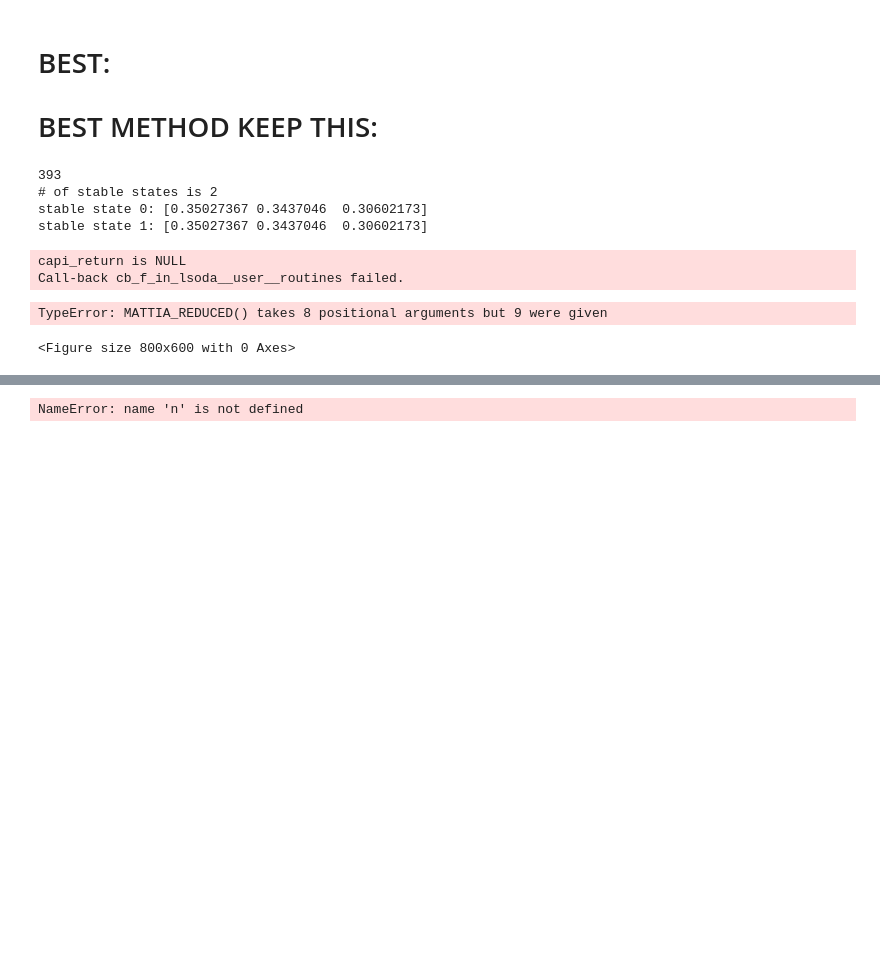
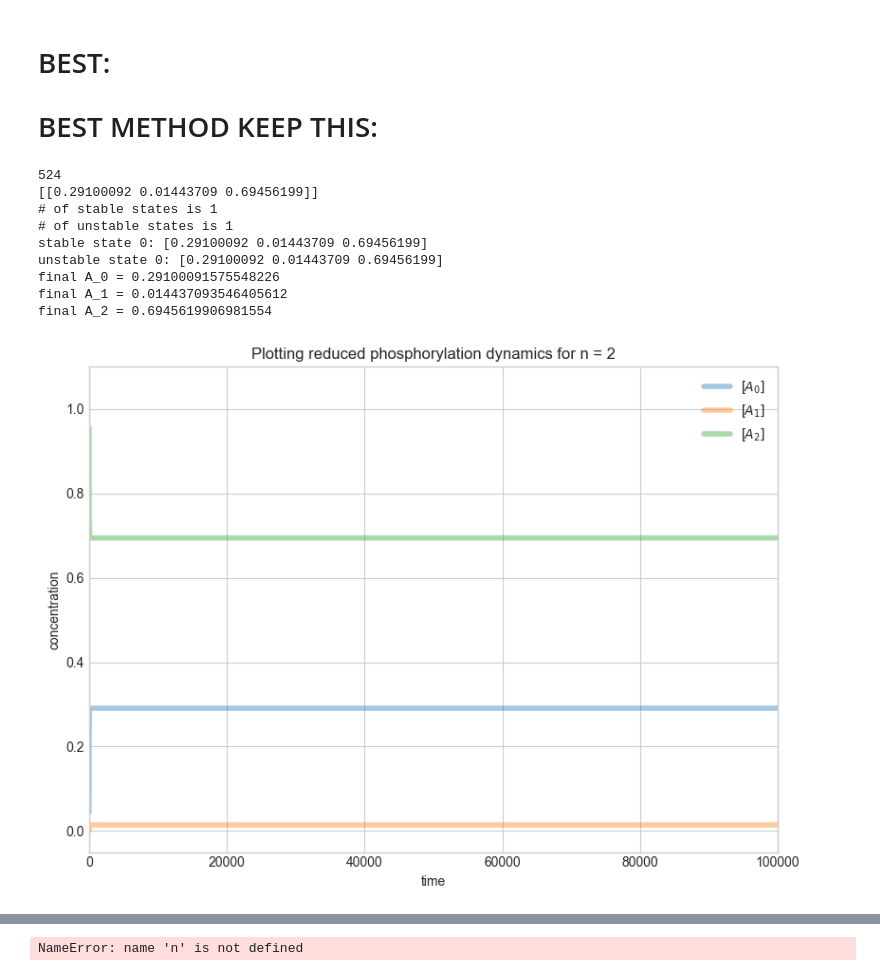
Before and after one commit to mattia0345/Research, a Jupyter notebook: PHOSPHORYLATION.ipynb, the cells around one changed output, grey strips where cells are left out. Cells and saved outputs as stored; diff of their text form; code cells hidden in the pictures; blank space fills up the shorter version.

Commit message:
found monostability in sequential system with normalized rates

```diff
--- a/PHOSPHORYLATION.ipynb
+++ b/PHOSPHORYLATION.ipynb
@@ -382,34 +383,38 @@ def plotter(full_model_bool, index, final_t, file_name):
             multistable_results = pickle.load(f)
         print(len(multistable_results))
         a_stable_states = multistable_results[index]["stable_states"]
-        # a_unstable_states = multistable_results[index]["unstable_states"]
+        print(a_stable_states)
+        a_unstable_states = multistable_results[index]["unstable_states"]
         num_stable_states = multistable_results[index]["num_of_stable_states"]
-        # num_unstable_states = multistable_results[index]["num_of_unstable_states"]
+        num_unstable_states = multistable_results[index]["num_of_unstable_states"]
         a_tot_parameter = multistable_results[index]["total_concentration_values"][0]
         x_tot_parameter = multistable_results[index]["total_concentration_values"][1]
         y_tot_parameter = multistable_results[index]["total_concentration_values"][2]
-        alpha_matrix = multistable_results[index]["alpha_matrix"]
-        beta_matrix = multistable_results[index]["beta_matrix"]
+        alpha_matrix = multistable_results[index]["alpha_matrix"]; alpha_matrix = alpha_matrix / np.mean(alpha_matrix)
+        beta_matrix = multistable_results[index]["beta_matrix"]; beta_matrix = beta_matrix / np.mean(beta_matrix)
         k_positive_rates = multistable_results[index]["k_positive"]
         k_negative_rates = multistable_results[index]["k_negative"]
         p_positive_rates = multistable_results[index]["p_positive"]
         p_negative_rates = multistable_results[index]["p_negative"]
         print(f"# of stable states is {num_stable_states}")
-        # print(f"# of unstable states is {num_unstable_states}")
+        print(f"# of unstable states is {num_unstable_states}")
         # a_stable_states = np.ravel(a_stable_states)*a_tot_parameter
         for i, fp in enumerate(a_stable_states):
             print(f"stable state {i}: {fp}")
-        # for j in a_unstable_states:
-        #     print("a_unstable_states:", j)
+        for i, fp in enumerate(a_unstable_states):
+            print(f"unstable state {i}: {fp}")
 
-        # a_unstable_states = np.ravel(a_unstable_states)*a_tot_parameter
-        # print(a_unstable_states)
-        # a_stable_states = np.ravel(a_stable_states[subindex])*a_tot_parameter
+        rate_min, rate_max = 1e-1, 1e7
+        def matrix_clip(matrix):
+            clipped = matrix.copy()
+            mask = clipped != 0
+            clipped[mask] = np.clip(clipped[mask], rate_min, rate_max)
+            return clipped
 
+        # clipping
+        alpha_matrix = matrix_clip(alpha_matrix); beta_matrix = matrix_clip(beta_matrix)
         a_init_conditions_reduced = a_stable_states[np.random.randint(0, num_stable_states)]
-        # print(a_init_conditions_reduced)
-        # a_init_conditions_full = a_init_conditions_reduced.reshape((N, 1))
-        # a_init_conditions_full = a_init_conditions_reduced.reshape((N, 1))
+
         a_init_conditions_full = a_init_conditions_reduced
 
         # print("a_init_conditions_full:", a_init_conditions_full)
@@ -442,40 +447,42 @@ def plotter(full_model_bool, index, final_t, file_name):
             x_init_condition = x_tot_parameter / float(1.0 + np.dot(ones_vec, (W1 @ a_init_conditions_full)))
             y_init_condition = y_tot_parameter / float(1.0 + np.dot(ones_vec, (W2 @ a_init_conditions_full)))
 
             b_init_conditions = x_init_condition * (W1 @ a_init_conditions_full)
             c_init_conditions = y_init_condition * (W2 @ a_init_conditions_full)
             print(b_init_conditions)
             print(c_init_conditions)
             # if random.random() < 0.5:
             #     pertubation_array[0] = -pertubation_parameter; pertubation_array[2] = pertubation_parameter
             # else:
             #     pertubation_array[0] = pertubation_parameter; pertubation_array[2] = -pertubation_parameter
 
             # print(len(initial_states_array_full_random))
             # pertubation_array = np.zeros(3*N);
             if random.random() < 0.5:
                 pertubation_array = pertubation_array_creation(a_init_conditions_full, pertubation_parameter, True)
             else:
                 pertubation_array = pertubation_array_creation(a_init_conditions_full, pertubation_parameter, False)
             initial_states_array_full = np.concatenate([np.ravel(a_init_conditions_full + pertubation_array), np.ravel(b_init_conditions), np.ravel(c_init_conditions), np.ravel(x_init_condition), np.ravel(y_init_condition)]).astype(float)
             print(len(initial_states_array_full))
             parameters_tuple = (n, alpha_matrix, beta_matrix, k_positive_rates, k_negative_rates, p_positive_rates, p_negative_rates, a_tot_parameter, x_tot_parameter, y_tot_parameter)
             phosphorylation_system_solver(parameters_tuple, initial_states_array_full, final_t, full_model_bool)
 
 # file_name = "multistability_parameters_5000_2.pkl"
 file_name = "multistability_parameters_5000_2.pkl"
 
-index = 1
+index = 5
 # subindex = 0
 full_model_bool = False
-final_t = 1000000
+final_t = 1000
 plotter(full_model_bool, index, final_t, file_name)
 # %% [output]
-393
-# of stable states is 2
-stable state 0: [0.35027367 0.3437046  0.30602173]
-stable state 1: [0.35027367 0.3437046  0.30602173]
+524
+[[0.29100092 0.01443709 0.69456199]]
+# of stable states is 1
+# of unstable states is 1
+stable state 0: [0.29100092 0.01443709 0.69456199]
+unstable state 0: [0.29100092 0.01443709 0.69456199]
+final A_0 = 0.29100091575548226
+final A_1 = 0.014437093546405612
+final A_2 = 0.6945619906981554
-capi_return is NULL
-Call-back cb_f_in_lsoda__user__routines failed.
-TypeError: MATTIA_REDUCED() takes 8 positional arguments but 9 were given
-<Figure size 800x600 with 0 Axes>
+[figure, added]
```
Also changed, not shown: parts of 5 cells of this notebook, 5 other files.
